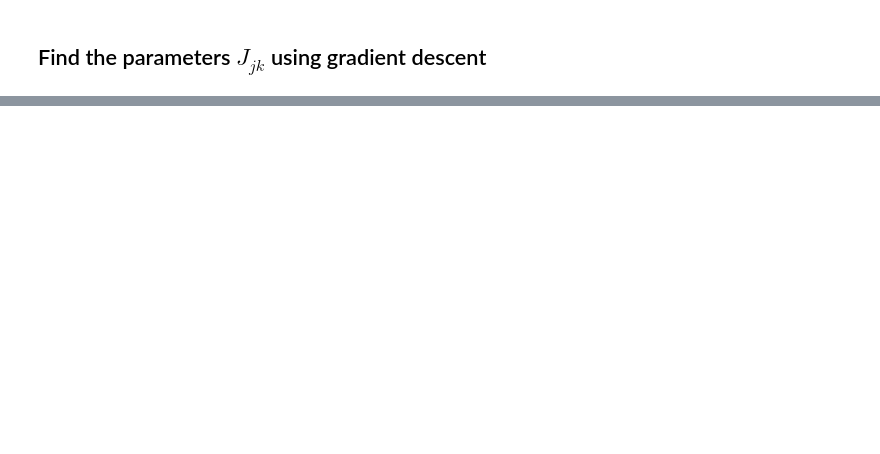
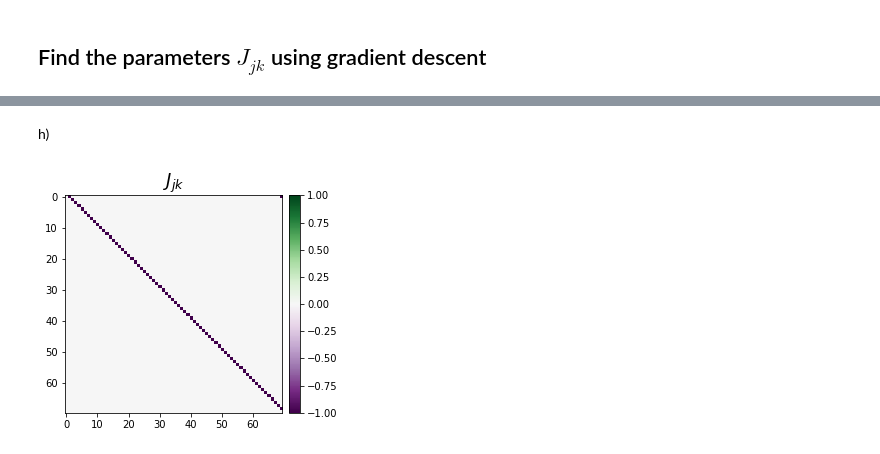
Before and after one commit to ColeLovesSpace/ML_tutorial1, a Jupyter notebook: tutorial1_linearRegression_Ising.ipynb, the cells around one changed output, grey strips where cells are left out. Drawn from its saved outputs; the diff is of its cells as text; code cells hidden in the pictures; blank space fills up the shorter version.

```diff
--- a/tutorial1_linearRegression_Ising.ipynb
+++ b/tutorial1_linearRegression_Ising.ipynb
@@ -78,0 +115,10 @@ plot_J(w_GD,N)
+# %% [markdown]
+h)
+# %%
+%%time
+w_exact = linear_model.LinearRegression().fit(x, H).coef_
+
+# np.zeros(x.shape[1])
+plot_J(w_exact,N)
+# %% [output]
+[figure, added]
```
Also changed, not shown: parts of 12 cells of this notebook.
